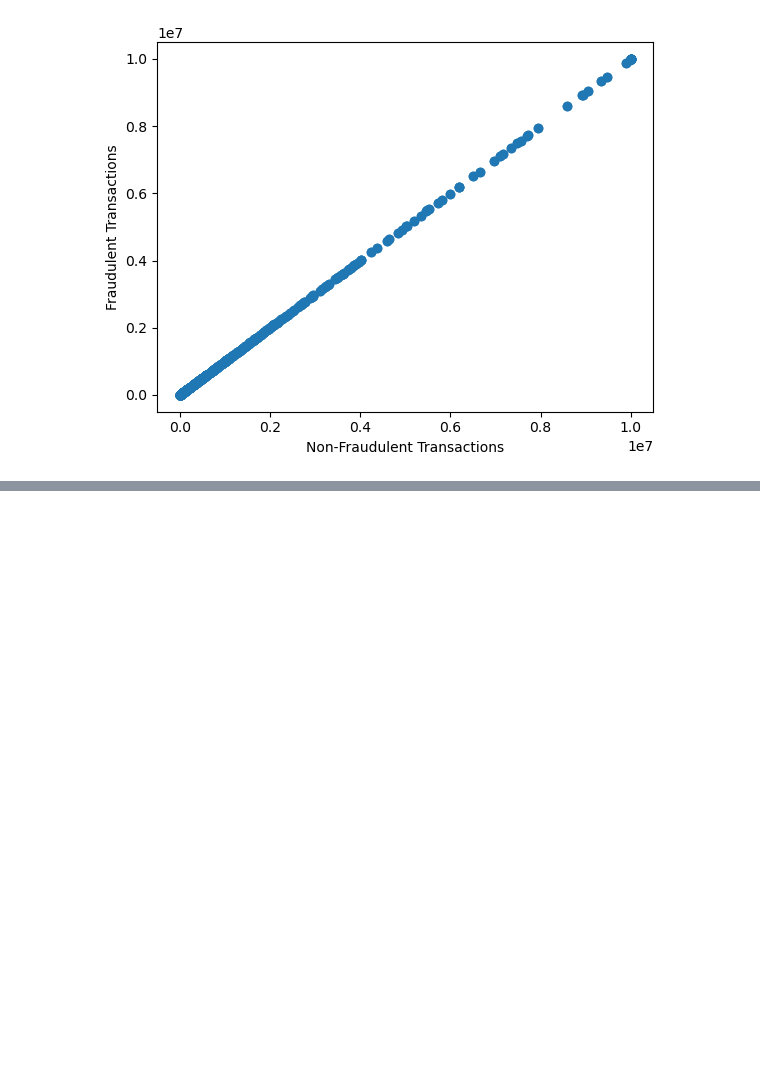
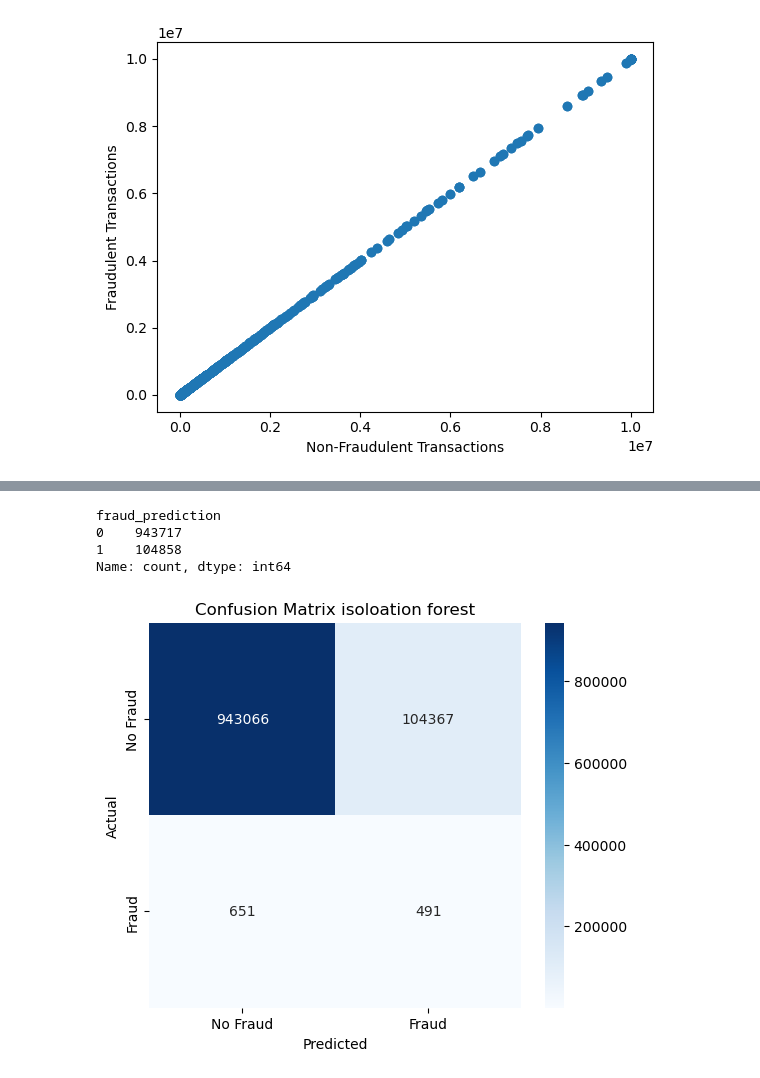
Before and after one commit to shreeafk/Advance_FFD, a Jupyter notebook: Advance_FFD/project code/code/alt.ipynb, the cells around one changed output, grey strips where cells are left out. Cells and saved outputs as stored; diff of their text form; code cells hidden in the pictures; blank space fills up the shorter version.

```diff
--- a/Advance_FFD/project code/code/alt.ipynb
+++ b/Advance_FFD/project code/code/alt.ipynb
@@ -101,0 +128,25 @@ weighted avg       1.00      1.00      1.00    209715
+# %%
+#unsupervised learning using isolation forest and dbscan to detect anomalies and cluster fraud transactions
+from sklearn.ensemble import IsolationForest
+
+
+iso_forest = IsolationForest(contamination=0.1, random_state=42)
+df["fraud_prediction"] = iso_forest.fit_predict(X)
+df["fraud_prediction"] = df["fraud_prediction"].apply(lambda x: 1 if x == -1 else 0)#0=normal, 1=fraud
+
+print(df["fraud_prediction"].value_counts())
+
+
+plt.figure(figsize=(6,5))
+cm_iso = confusion_matrix(df["isFraud"], df["fraud_prediction"])
+sns.heatmap(cm_iso, annot=True, fmt="d", cmap="Blues", xticklabels=["No Fraud", "Fraud"], yticklabels=["No Fraud", "Fraud"])
+plt.xlabel("Predicted")
+plt.ylabel("Actual")
+plt.title("Confusion Matrix isoloation forest")
+plt.show()
+# %% [output]
+fraud_prediction
+0    943717
+1    104858
+Name: count, dtype: int64
+[figure, added]
```
Also changed, not shown: parts of 10 cells of this notebook, 1 other file.
